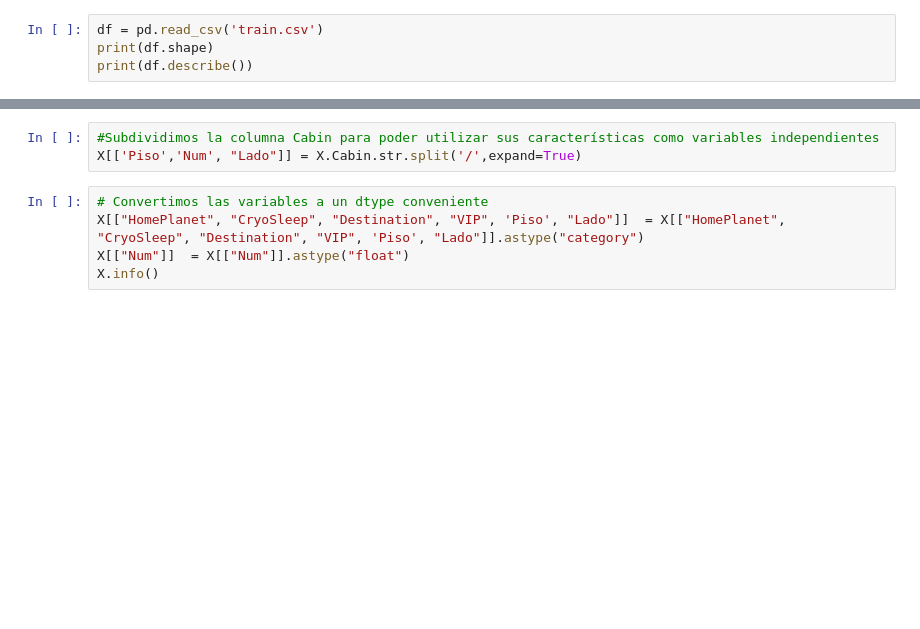
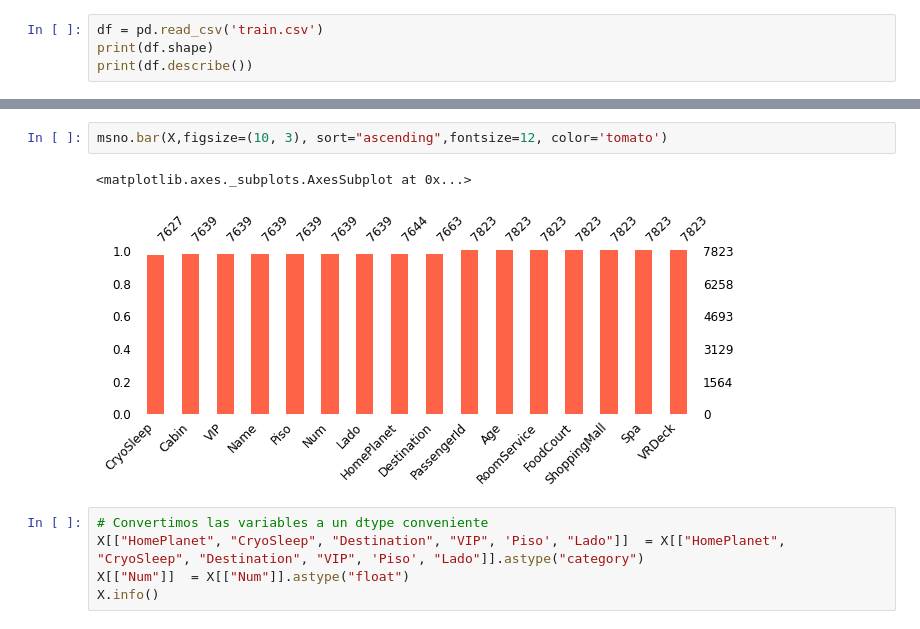
Before and after one commit to SebastianOrmaechea/An-lisis-Supervisado-Grupo-32, a Jupyter notebook: Practico_An_Sup_SGO_v1.ipynb, the cells around one changed output, grey strips where cells are left out. Saved outputs shown, nothing was run; the diff lists cells and outputs as text; blank space fills up the shorter version.

```diff
--- a/Practico_An_Sup_SGO_v1.ipynb
+++ b/Practico_An_Sup_SGO_v1.ipynb
@@ -49,9 +77,11 @@ X.head()
 | 2 | 8430 | Europa | True | B/343/S | TRAPPIST-1e | 33.0 | NaN | 0.0 | 0.0 | ... |
 | 3 | 6463 | Earth | False | F/1420/P | TRAPPIST-1e | 43.0 | False | 142.0 | 1208.0 | ... |
 | 4 | 85 | Earth | False | G/9/P | TRAPPIST-1e | 19.0 | False | 0.0 | 0.0 | ... |
-# %%
-#Subdividimos la columna Cabin para poder utilizar sus características como variables independientes
-X[['Piso','Num', "Lado"]] = X.Cabin.str.split('/',expand=True)
+# %%
+msno.bar(X,figsize=(10, 3), sort="ascending",fontsize=12, color='tomato')
+# %% [output]
+<matplotlib.axes._subplots.AxesSubplot at 0x...>
+[figure, added]
 # %%
 # Convertimos las variables a un dtype conveniente
 X[["HomePlanet", "CryoSleep", "Destination", "VIP", 'Piso', "Lado"]]  = X[["HomePlanet", "CryoSleep", "Destination", "VIP", 'Piso', "Lado"]].astype("category")
```
Also changed, not shown: parts of 4 cells of this notebook.
